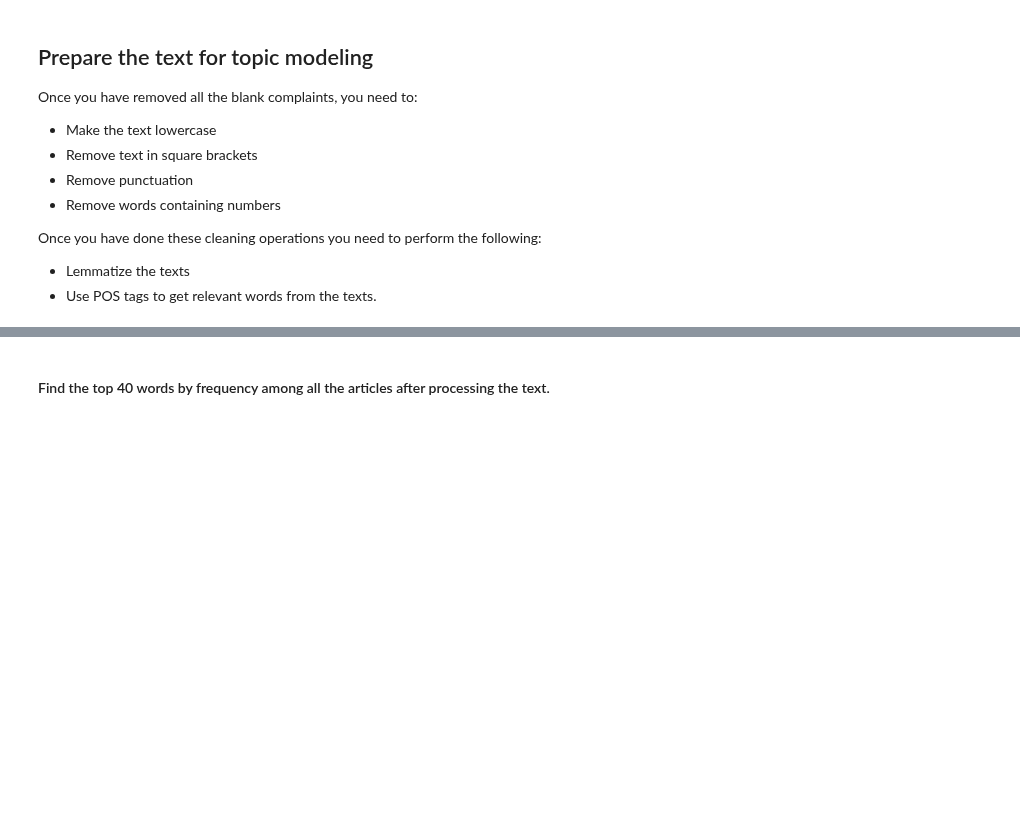
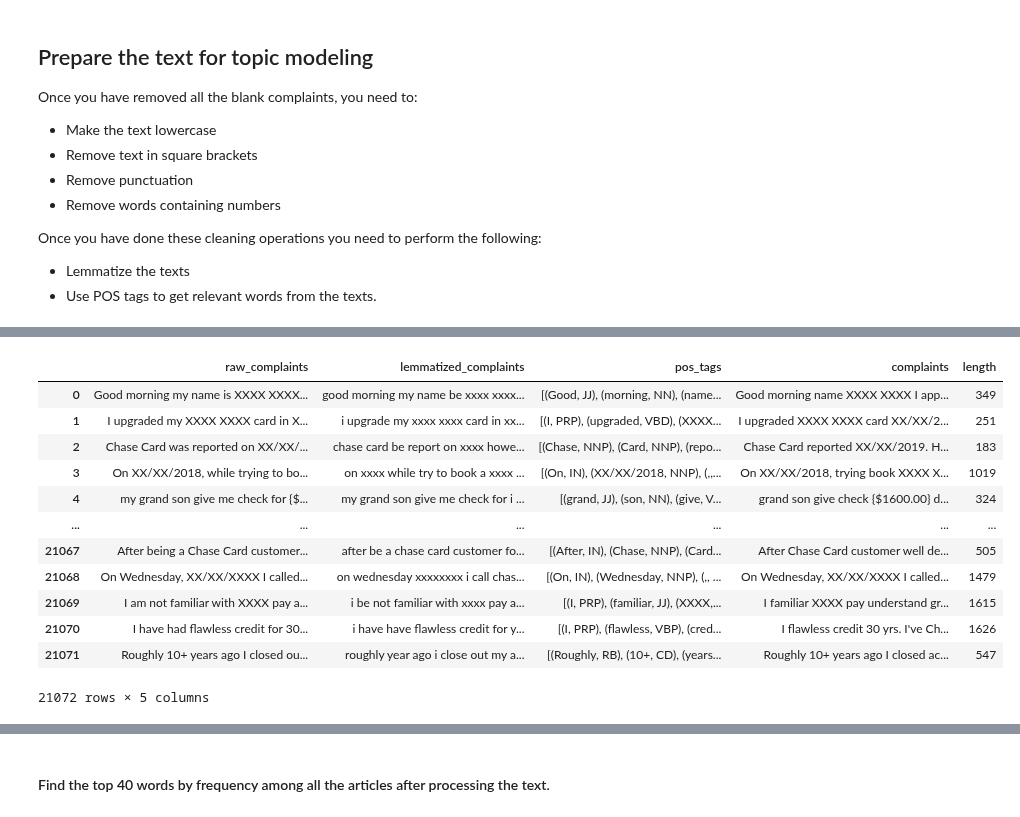
Before and after one commit to imxsid/implement-nlp, a Jupyter notebook: assignment-automatic-ticket-classification.ipynb, the cells around one changed output, grey strips where cells are left out. Saved outputs shown, nothing was run; the diff lists cells and outputs as text; code cells hidden in the pictures; blank space fills up the shorter version.

```diff
--- a/assignment-automatic-ticket-classification.ipynb
+++ b/assignment-automatic-ticket-classification.ipynb
@@ -269,6 +285,20 @@ df_clean
 # %%
-#The clean dataframe should now contain the raw complaint, lemmatized complaint and the complaint after removing POS tags.
-# Uncomment df_clean
+# The clean dataframe should now contain the raw complaint, lemmatized complaint and the complaint after removing POS tags.
+df_clean
+# %% [output]
+|  | raw_complaints | lemmatized_complaints | pos_tags | complaints | length |
+| 0 | Good morning my name is XXXX XXXX... | good morning my name be xxxx xxxx... | [(Good, JJ), (morning, NN), (name... | Good morning name XXXX XXXX I app... | 349 |
+| 1 | I upgraded my XXXX XXXX card in X... | i upgrade my xxxx xxxx card in xx... | [(I, PRP), (upgraded, VBD), (XXXX... | I upgraded XXXX XXXX card XX/XX/2... | 251 |
+| 2 | Chase Card was reported on XX/XX/... | chase card be report on xxxx howe... | [(Chase, NNP), (Card, NNP), (repo... | Chase Card reported XX/XX/2019. H... | 183 |
+| 3 | On XX/XX/2018, while trying to bo... | on xxxx while try to book a xxxx ... | [(On, IN), (XX/XX/2018, NNP), (,,... | On XX/XX/2018, trying book XXXX X... | 1019 |
+| 4 | my grand son give me check for {$... | my grand son give me check for i ... | [(grand, JJ), (son, NN), (give, V... | grand son give check {$1600.00} d... | 324 |
+| ... | ... | ... | ... | ... | ... |
+| 21067 | After being a Chase Card customer... | after be a chase card customer fo... | [(After, IN), (Chase, NNP), (Card... | After Chase Card customer well de... | 505 |
+| 21068 | On Wednesday, XX/XX/XXXX I called... | on wednesday xxxxxxxx i call chas... | [(On, IN), (Wednesday, NNP), (,, ... | On Wednesday, XX/XX/XXXX I called... | 1479 |
+| 21069 | I am not familiar with XXXX pay a... | i be not familiar with xxxx pay a... | [(I, PRP), (familiar, JJ), (XXXX,... | I familiar XXXX pay understand gr... | 1615 |
+| 21070 | I have had flawless credit for 30... | i have have flawless credit for y... | [(I, PRP), (flawless, VBP), (cred... | I flawless credit 30 yrs. I've Ch... | 1626 |
+| 21071 | Roughly 10+ years ago I closed ou... | roughly year ago i close out my a... | [(Roughly, RB), (10+, CD), (years... | Roughly 10+ years ago I closed ac... | 547 |
+21072 rows × 5 columns
 # %% [markdown]
 ## Exploratory data analysis to get familiar with the data.
 
```
Also changed, not shown: parts of 7 cells of this notebook.
